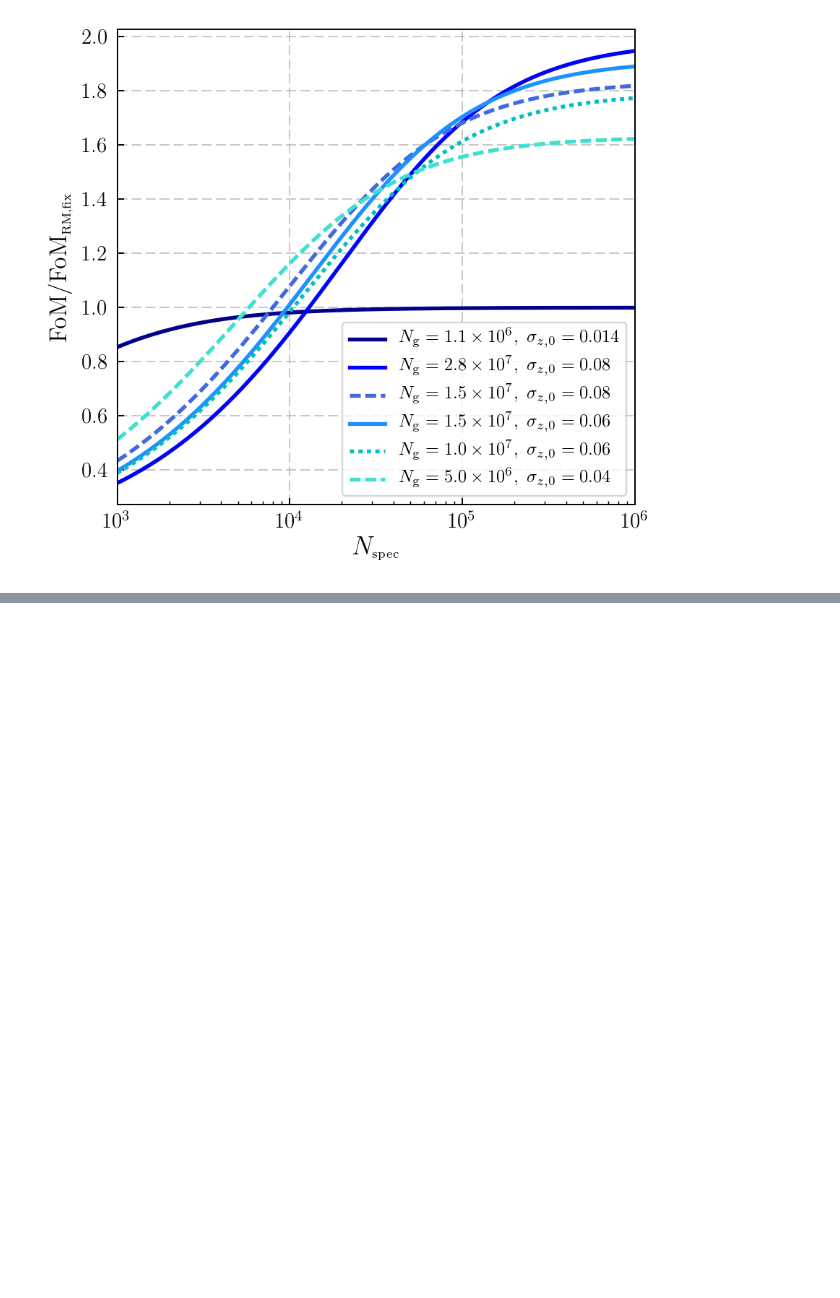
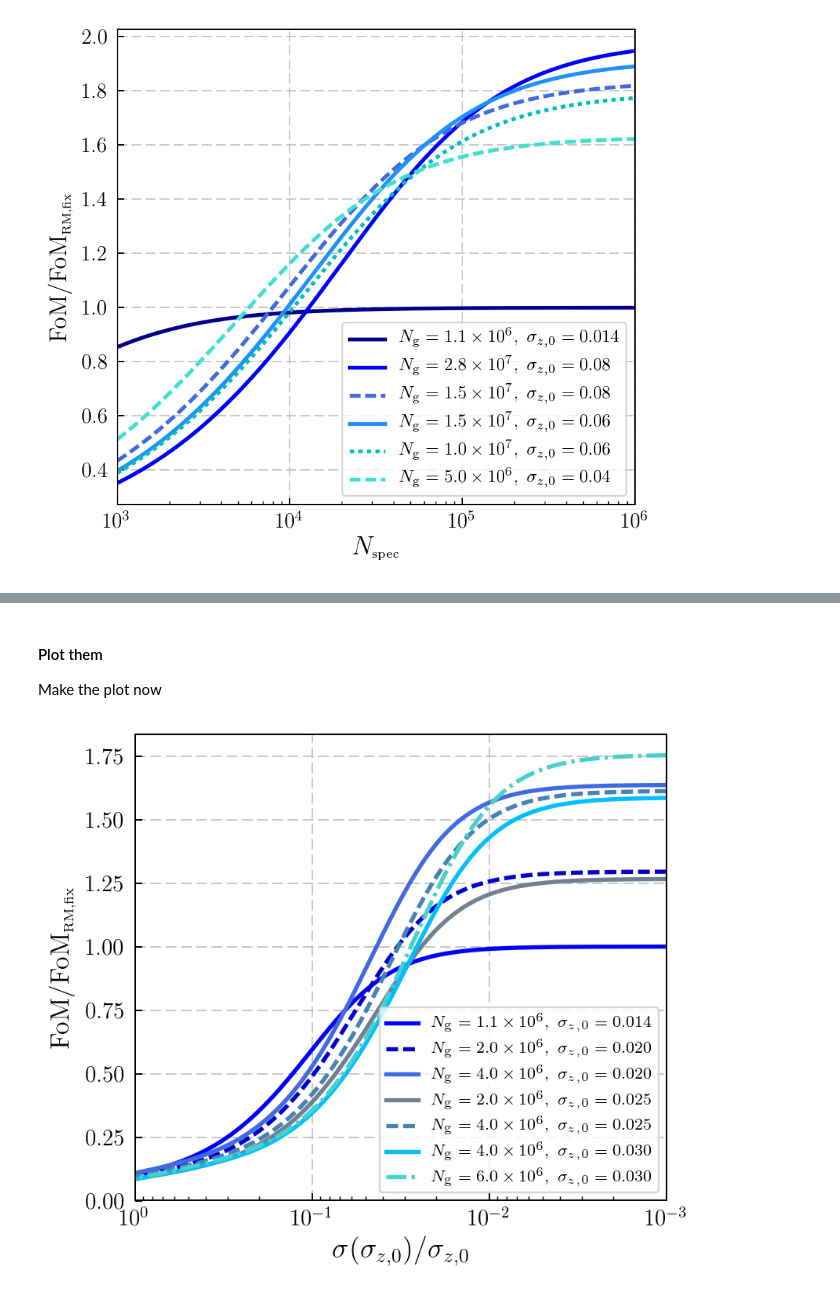
Before and after one commit to dtanoglidis/Photo_z_samples, a Jupyter notebook: Single Redshift Bin.ipynb, the cells around one changed output, grey strips where cells are left out. Cells and saved outputs as stored; diff of their text form; code cells hidden in the pictures; blank space fills up the shorter version.

```diff
--- a/Single Redshift Bin.ipynb
+++ b/Single Redshift Bin.ipynb
@@ -1132,7 +1131,7 @@ inv_sq_prior_4_zb = 1.0/(prior_4_zb**2.0)
 inv_sq_prior_4_scat = 1.0/(prior_4_scat**2.0)
 
 
-inv_sq_prior_bias = 1e30#1.0/(0.005**2.0)
+inv_sq_prior_bias = 0.0#1.0/(0.005**2.0)
 # =========================================================
 # =========================================================
 
@@ -1242,28 +1241,25 @@ Fisher_4_fix = np.copy(Fisher_4_free)
 
 # =========================================================================
 # =========================================================================
-
-Fisher_rm_fix[2,2] = Fisher_rm_fix[2,2] + inv_sq_prior_bias
 Fisher_rm_fix[3,3] = Fisher_rm_fix[3,3] + inv_prior_fix
 Fisher_rm_fix[4,4] = Fisher_rm_fix[4,4] + inv_prior_fix
 
-Fisher_fl_fix[2,2] = Fisher_fl_fix[2,2] + inv_sq_prior_bias
+
 Fisher_fl_fix[3,3] = Fisher_fl_fix[3,3] + inv_prior_fix
 Fisher_fl_fix[4,4] = Fisher_fl_fix[4,4] + inv_prior_fix
 
-Fisher_1_fix[2,2] = Fisher_1_fix[2,2] + inv_sq_prior_bias
 Fisher_1_fix[3,3] = Fisher_1_fix[3,3] + inv_prior_fix
 Fisher_1_fix[4,4] = Fisher_1_fix[4,4] + inv_prior_fix
 
-Fisher_2_fix[2,2] = Fisher_2_fix[2,2] + inv_sq_prior_bias
+
 Fisher_2_fix[3,3] = Fisher_2_fix[3,3] + inv_prior_fix
 Fisher_2_fix[4,4] = Fisher_2_fix[4,4] + inv_prior_fix
 
-Fisher_3_fix[2,2] = Fisher_3_fix[2,2] + inv_sq_prior_bias
+
 Fisher_3_fix[3,3] = Fisher_3_fix[3,3] + inv_prior_fix
 Fisher_3_fix[4,4] = Fisher_3_fix[4,4] + inv_prior_fix
 
-Fisher_4_fix[2,2] = Fisher_4_fix[2,2] + inv_sq_prior_bias
+
 Fisher_4_fix[3,3] = Fisher_4_fix[3,3] + inv_prior_fix
 Fisher_4_fix[4,4] = Fisher_4_fix[4,4] + inv_prior_fix
 
@@ -1436,0 +1700,31 @@ Fish_high_marg_fix = marg(Fisher_high_pr_fixed)
+# %% [markdown]
+#### Plot them
+
+Make the plot now
+# %%
+fig = plt.figure(figsize = (5.0,4.5))
+
+
+plt.plot(alpha, FoM_rm, linewidth=2.2, c='b', label=r'$N_{\mbox{\scriptsize{g}}}=1.1 \times 10^6, \,\, \sigma_{z,0} = 0.014$')
+plt.plot(alpha, FoM_1, linewidth=2.2, c='mediumblue', ls='--', label=r'$N_{\mbox{\scriptsize{g}}}=2.0 \times 10^6, \,\, \sigma_{z,0} = 0.020$')
+plt.plot(alpha, FoM_2, linewidth=2.2, c='royalblue', label=r'$N_{\mbox{\scriptsize{g}}}=4.0 \times 10^6, \,\, \sigma_{z,0} = 0.020$')
+plt.plot(alpha, FoM_3, linewidth=2.2, c='slategray', label=r'$N_{\mbox{\scriptsize{g}}}=2.0 \times 10^6, \,\, \sigma_{z,0} = 0.025$')
+plt.plot(alpha, FoM_4, linewidth=2.2, c='steelblue', ls='--', label=r'$N_{\mbox{\scriptsize{g}}}=4.0 \times 10^6, \,\, \sigma_{z,0} = 0.025$')
+plt.plot(alpha, FoM_5, linewidth=2.2, c='deepskyblue', label=r'$N_{\mbox{\scriptsize{g}}}=4.0 \times 10^6, \,\, \sigma_{z,0} = 0.030$')
+plt.plot(alpha, FoM_6, linewidth=2.2, c='mediumturquoise', ls='-.', label=r'$N_{\mbox{\scriptsize{g}}}=6.0 \times 10^6, \,\, \sigma_{z,0} = 0.030$')
+
+
+
+plt.ylabel('FoM/FoM$_{\scriptsize{\mbox{RM,fix}}}$',fontsize=14)
+plt.xlabel('$\sigma(\sigma_{z,0})/\sigma_{z,0}$',fontsize=15)
+plt.tick_params(axis='both', labelsize=12)
+
+
+plt.grid(ls='--', alpha=0.7)
+
+plt.legend(frameon=True, loc='lower right', fontsize=8.5)
+
+plt.xscale('log');plt.xlim(1.0,1e-3)
+plt.show()
+# %% [output]
+[figure, added]
```
Also changed, not shown: parts of 24 cells of this notebook.
